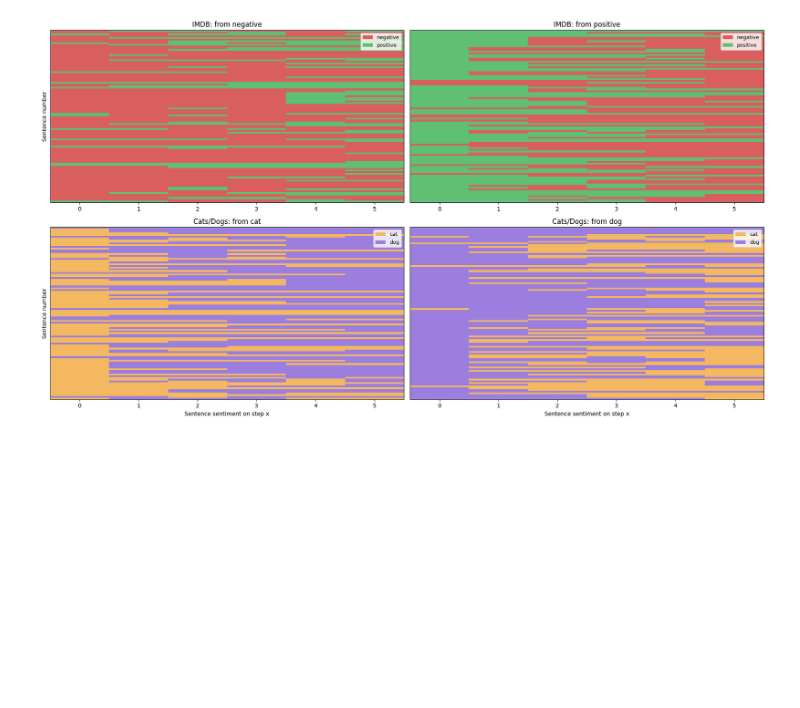
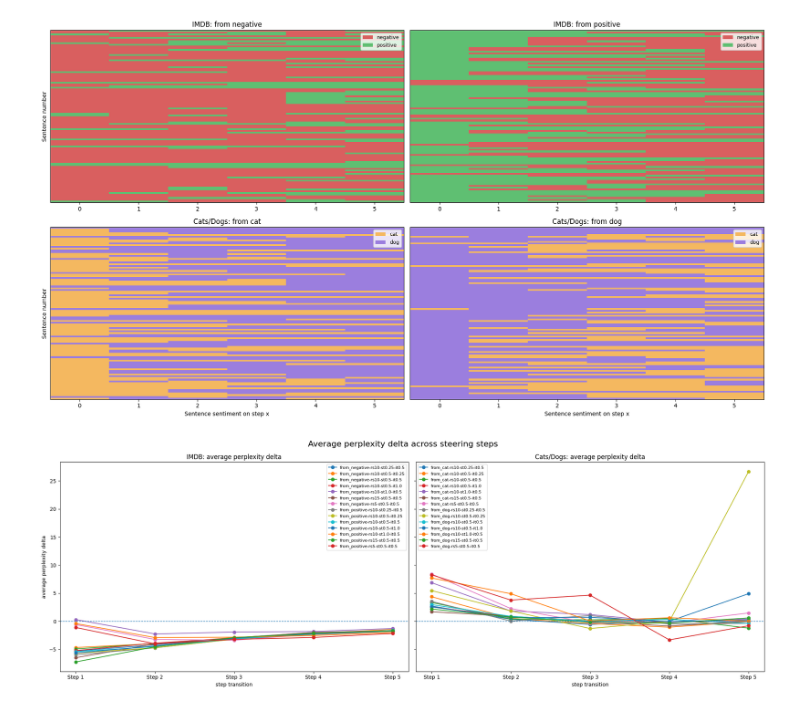
Before and after one commit to rayendito/dlm_steer, a Jupyter notebook: visualizations.ipynb, the cells around one changed output. Cells and saved outputs as stored; diff of their text form; code cells hidden in the pictures; blank space fills up the shorter version.

Commit message:
perplexity delta visualization

```diff
--- a/visualizations.ipynb
+++ b/visualizations.ipynb
@@ -94,3 +94,67 @@ fig.tight_layout()
 plt.show()
 # %% [output]
 [figure]
+# %%
+import os
+import glob
+import pandas as pd
+import matplotlib.pyplot as plt
+
+imdb_path = "dlm_steer_results/42_imdb_manualsearch_csv"
+catdog_path = "dlm_steer_results/42_cats_dogs_manualsearch_csv"
+
+def get_avg_perplexity_deltas(folder):
+    results = {}
+
+    for path in sorted(glob.glob(os.path.join(folder, "*.csv"))):
+        df = pd.read_csv(path)
+
+        # 6 sentences per instance -> steps 0,1,2,3,4,5
+        df["step"] = df.groupby("instance_number").cumcount()
+
+        grid = df.pivot(
+            index="instance_number",
+            columns="step",
+            values="perplexity"
+        )
+
+        # deltas: 0->1, 1->2, 2->3, 3->4, 4->5
+        deltas = grid.diff(axis=1).iloc[:, 1:]
+
+        avg_deltas = deltas.mean(axis=0)
+
+        name = os.path.basename(path).replace(".csv", "")
+        results[name] = avg_deltas.values
+
+    return results
+
+
+imdb_results = get_avg_perplexity_deltas(imdb_path)
+catdog_results = get_avg_perplexity_deltas(catdog_path)
+
+x = ["Step 1", "Step 2", "Step 3", "Step 4", "Step 5"]
+
+fig, axes = plt.subplots(1, 2, figsize=(20, 7), sharey=True)
+
+for name, vals in imdb_results.items():
+    axes[0].plot(x, vals, marker="o", label=name)
+
+axes[0].set_title("IMDB: average perplexity delta")
+axes[0].set_xlabel("step transition")
+axes[0].set_ylabel("average perplexity delta")
+axes[0].axhline(0, linestyle="--", linewidth=1)
+axes[0].legend(fontsize=8)
+
+for name, vals in catdog_results.items():
+    axes[1].plot(x, vals, marker="o", label=name)
+
+axes[1].set_title("Cats/Dogs: average perplexity delta")
+axes[1].set_xlabel("step transition")
+axes[1].axhline(0, linestyle="--", linewidth=1)
+axes[1].legend(fontsize=8)
+
+fig.suptitle("Average perplexity delta across steering steps", fontsize=16)
+fig.tight_layout()
+plt.show()
+# %% [output]
+[figure, added]
```
